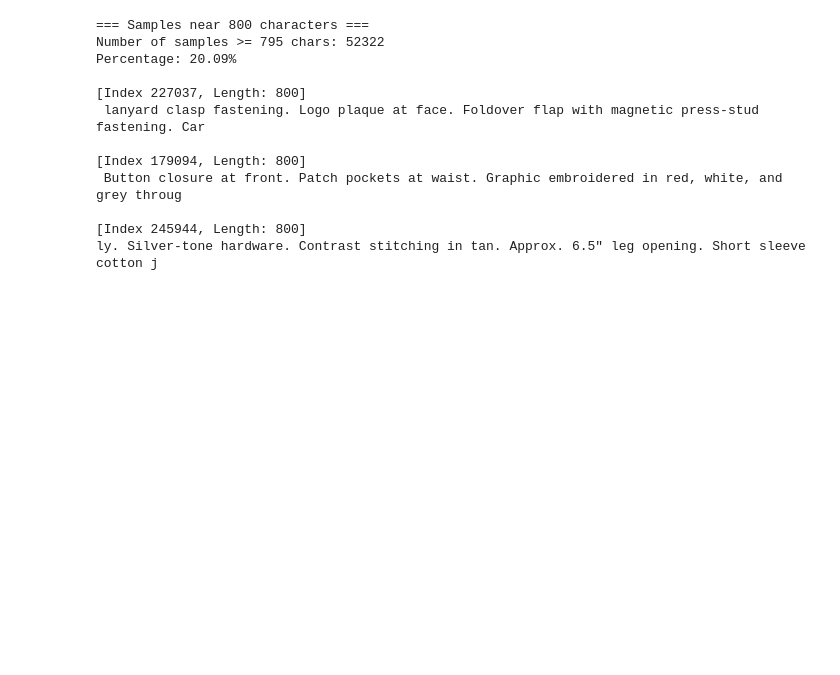
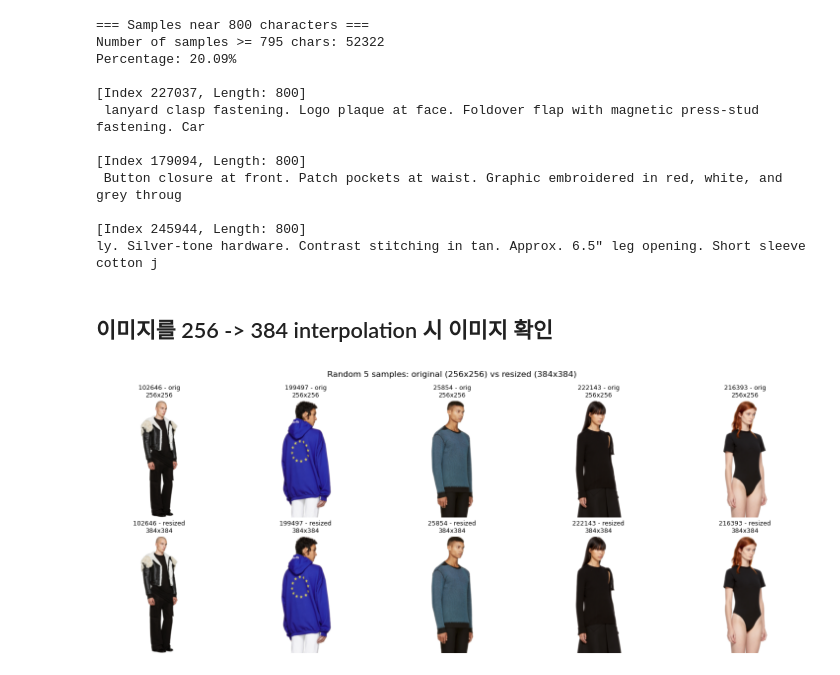
Before and after one commit to Sioonn/FashionSmartSearch_v3, a Jupyter notebook: notebooks/1. Fashoin_gen_EDA.ipynb, the cells around one changed output. Drawn from its saved outputs; the diff is of its cells as text; code cells hidden in the pictures; blank space fills up the shorter version.

Commit message:
Add visualizing image interpolation

```diff
--- a/notebooks/1. Fashoin_gen_EDA.ipynb
+++ b/notebooks/1. Fashoin_gen_EDA.ipynb
@@ -379,3 +398,45 @@ Percentage: 20.09%
 
 [Index 245944, Length: 800]
 ly. Silver-tone hardware. Contrast stitching in tan. Approx. 6.5" leg opening. Short sleeve cotton j
+# %% [markdown]
+## 이미지를 256 -> 384 interpolation 시 이미지 확인
+# %%
+from PIL import Image
+
+# 랜덤 5개 샘플 선택 (total_size가 없으면 HDF5에서 읽어옴)
+if "total_size" not in globals():
+    with h5py.File(path, "r") as f:
+        total_size = f["input_image"].shape[0]
+
+n = min(5, total_size)
+indices = np.random.choice(total_size, size=n, replace=False)
+
+orig_imgs = []
+resized_imgs = []
+with h5py.File(path, "r") as f:
+    img_ds = f["input_image"]
+    for idx in indices:
+        arr = img_ds[int(idx)]
+        pil_img = Image.fromarray(arr.astype("uint8")).convert("RGB")
+        resized = pil_img.resize((384, 384), resample=Image.BICUBIC)
+        orig_imgs.append(pil_img)
+        resized_imgs.append(resized)
+
+# 시각화: 상단 행 = 원본(256), 하단 행 = 리사이즈(384)
+plt.figure(figsize=(15, 6))
+for i, idx in enumerate(indices):
+    plt.subplot(2, n, i + 1)
+    plt.imshow(orig_imgs[i])
+    plt.axis("off")
+    plt.title(f"{int(idx)} - orig\n256x256", fontsize=9)
+
+    plt.subplot(2, n, n + i + 1)
+    plt.imshow(resized_imgs[i])
+    plt.axis("off")
+    plt.title(f"{int(idx)} - resized\n384x384", fontsize=9)
+
+plt.suptitle(f"Random {n} samples: original (256x256) vs resized (384x384)", fontsize=12)
+plt.tight_layout()
+plt.show()
+# %% [output]
+[figure, added]
```
Also changed, not shown: parts of 5 cells of this notebook.
